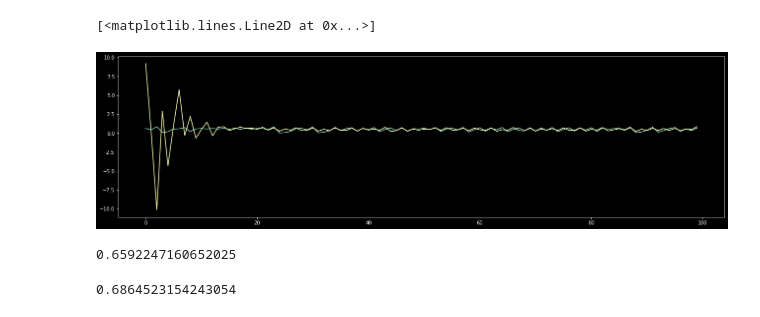
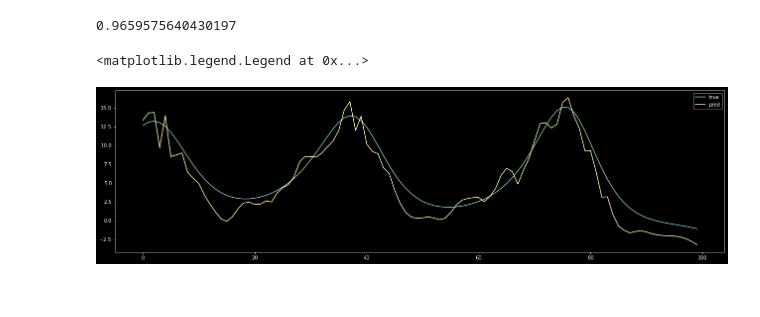
Before and after one commit to filyp/brainhack-reservoir, a Jupyter notebook: artificial_data_tests.ipynb, the cells around one changed output. Drawn from its saved outputs; the diff is of its cells as text; code cells hidden in the pictures.

```diff
--- a/artificial_data_tests.ipynb
+++ b/artificial_data_tests.ipynb
@@ -61,22 +112,26 @@ y_pred = reg.predict(X_test)
+# %%
+# split into train and test
+features_ = np.stack((c, b), axis=1)
+predicted = a
+X_train, X_test, y_train, y_test = train_test_split(features_, predicted, test_size=0.4, shuffle=False)
+
+# fit and predict
+reg = ESNRegressor(hidden_layer_size=50)
+reg.fit(X=X_train, y=y_train)
+y_pred = reg.predict(X_test)
+
+# score
+corr = np.corrcoef(y_test[100:], y_pred[100:])[0, 1]
+corr
+# %% [output]
+0.9659575640430197
 # %%
 plt.figure(figsize=(22, 6))
-# plt.ylim(-1, 1)
-
-plt.plot(y_test[:100])
-plt.plot(y_pred[:100])
-# plt.plot(y_test[100:])
-# plt.plot(y_pred[100:])
+# plt.plot(y_test[:100])
+# plt.plot(y_pred[:100])
+plt.plot(y_test[100:200], label='true')
+plt.plot(y_pred[100:200], label='pred')
+plt.legend()
 # %% [output]
-[<matplotlib.lines.Line2D at 0x...>]
+<matplotlib.legend.Legend at 0x...>
-[figure, old version]
+[figure, new version]
-# %%
-# correlation
-np.corrcoef(y_test[100:], y_pred[100:])[0, 1]
-# %% [output]
-0.6592247160652025
-# %%
-# correlation on trianing set
-y_pred_train = reg.predict(X_train)
-np.corrcoef(y_train, y_pred_train)[0, 1]
-# %% [output]
-0.6864523154243054
```
Also changed, not shown: parts of 20 cells of this notebook, 1 other file.
